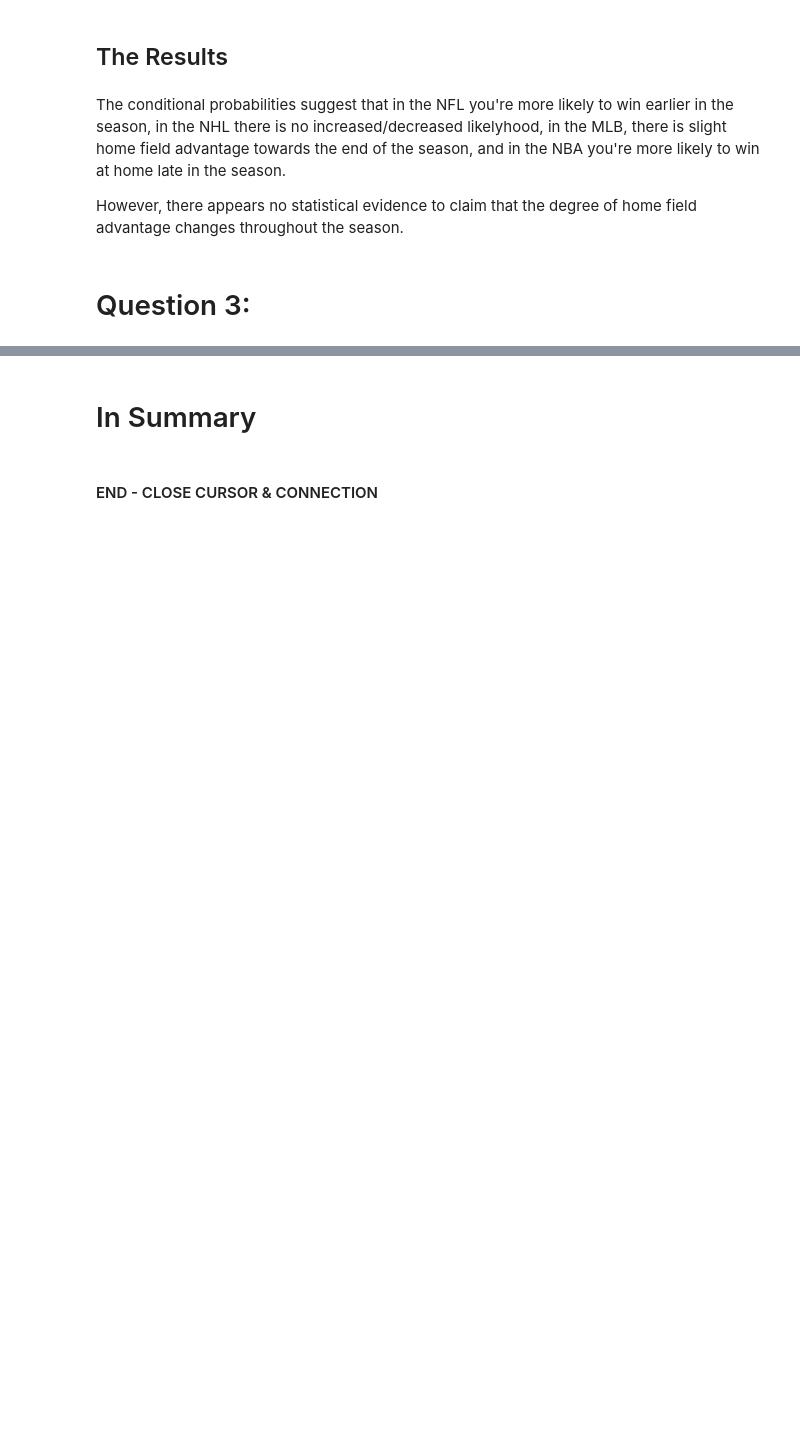
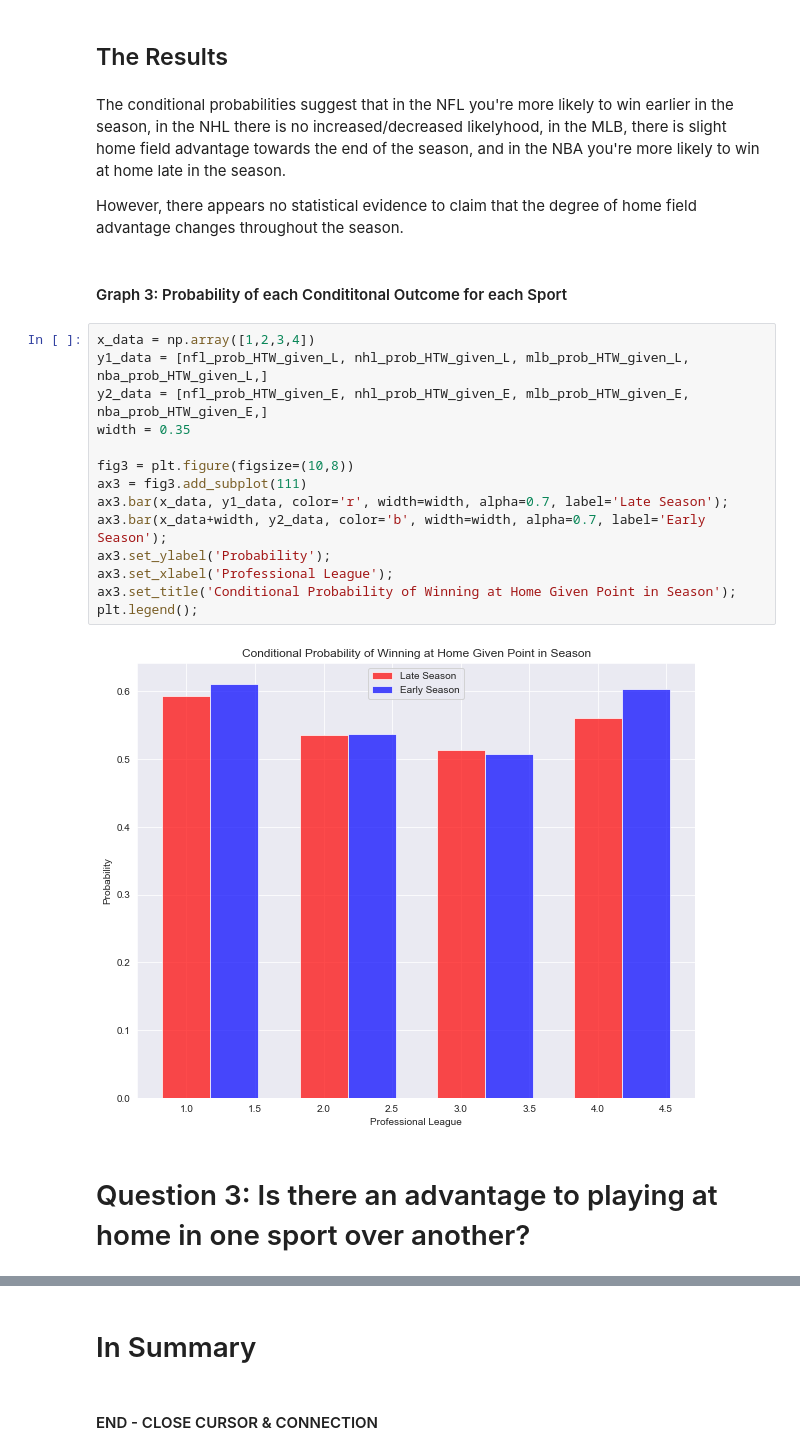
Before and after one commit to jprinfret/home_field_advantage, a Jupyter notebook: evaluating_home_field_advantage.ipynb, the cells around one changed output, grey strips where cells are left out. Drawn from its saved outputs; the diff is of its cells as text; blank space fills up the shorter version.

```diff
--- a/evaluating_home_field_advantage.ipynb
+++ b/evaluating_home_field_advantage.ipynb
@@ -610,5 +610,23 @@ NBA:
 The conditional probabilities suggest that in the NFL you're more likely to win earlier in the season, in the NHL there is no increased/decreased likelyhood, in the MLB, there is slight home field advantage towards the end of the season, and in the NBA you're more likely to win at home late in the season.
 
 However, there appears no statistical evidence to claim that the degree of home field advantage changes throughout the season.
-# %% [markdown]
-# Question 3:
+# %% [markdown]
+#### Graph 3: Probability of each Condititonal Outcome for each Sport
+# %%
+x_data = np.array([1,2,3,4])
+y1_data = [nfl_prob_HTW_given_L, nhl_prob_HTW_given_L, mlb_prob_HTW_given_L, nba_prob_HTW_given_L,]
+y2_data = [nfl_prob_HTW_given_E, nhl_prob_HTW_given_E, mlb_prob_HTW_given_E, nba_prob_HTW_given_E,]
+width = 0.35
+
+fig3 = plt.figure(figsize=(10,8))
+ax3 = fig3.add_subplot(111)
+ax3.bar(x_data, y1_data, color='r', width=width, alpha=0.7, label='Late Season');
+ax3.bar(x_data+width, y2_data, color='b', width=width, alpha=0.7, label='Early Season');
+ax3.set_ylabel('Probability');
+ax3.set_xlabel('Professional League');
+ax3.set_title('Conditional Probability of Winning at Home Given Point in Season');
+plt.legend();
+# %% [output]
+[figure, added]
+# %% [markdown]
+# Question 3: Is there an advantage to playing at home in one sport over another?
```
Also changed, not shown: parts of 7 cells of this notebook.
